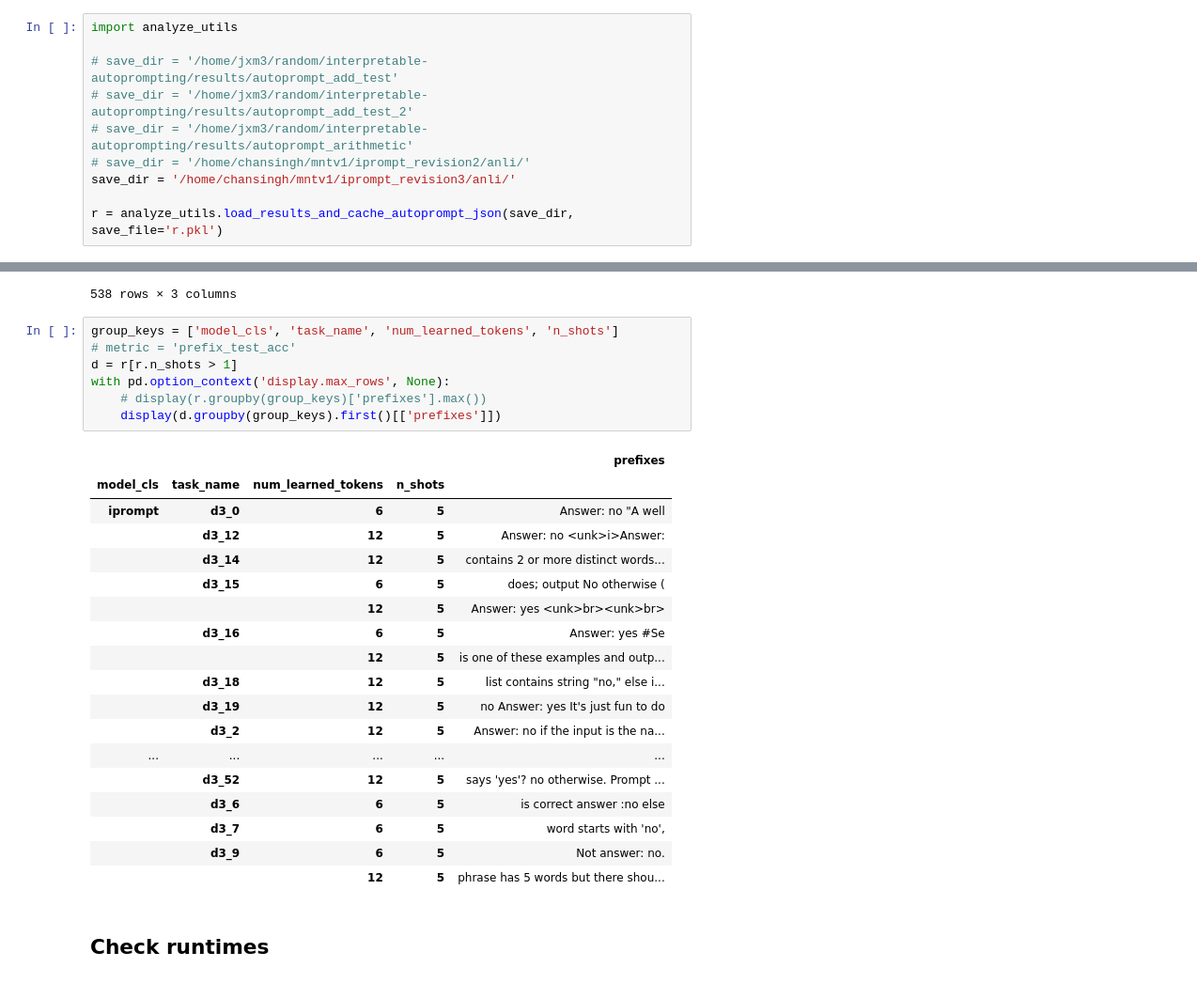
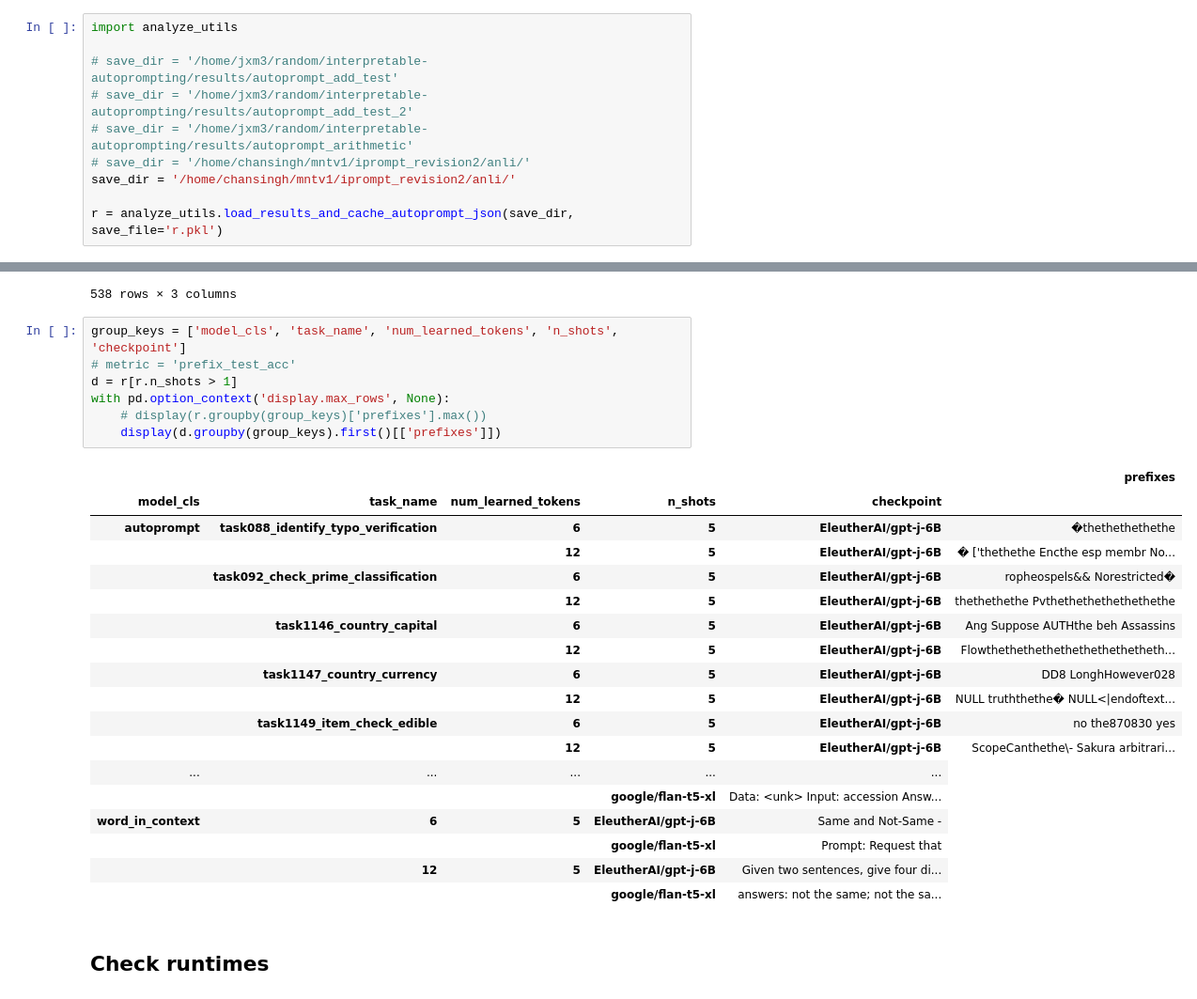
Before and after one commit to csinva/iprompt, a Jupyter notebook: notebooks/03_autoprompt.ipynb, the cells around one changed output, grey strips where cells are left out. Shown at 94% size. Cells and saved outputs as stored; diff of their text form.

Commit message:
view some more prompts

```diff
--- a/notebooks/03_autoprompt.ipynb
+++ b/notebooks/03_autoprompt.ipynb
@@ -9,6 +9,6 @@ import analyze_utils
 # save_dir = '/home/jxm3/random/interpretable-autoprompting/results/autoprompt_add_test_2'
 # save_dir = '/home/jxm3/random/interpretable-autoprompting/results/autoprompt_arithmetic'
 # save_dir = '/home/chansingh/mntv1/iprompt_revision2/anli/'
-save_dir = '/home/chansingh/mntv1/iprompt_revision3/anli/'
+save_dir = '/home/chansingh/mntv1/iprompt_revision2/anli/'
 
 r = analyze_utils.load_results_and_cache_autoprompt_json(save_dir, save_file='r.pkl')
@@ -194,31 +190,31 @@ r[(r['prefix_test_acc'] > 0.5) & (r['prefix_train_acc'] < 0.2)][['prefix_train_a
 | 72 | 0.101562 | 0.848 | govthethepathe Pap |
 538 rows × 3 columns
 # %%
-group_keys = ['model_cls', 'task_name', 'num_learned_tokens', 'n_shots']
+group_keys = ['model_cls', 'task_name', 'num_learned_tokens', 'n_shots', 'checkpoint']
 # metric = 'prefix_test_acc'
 d = r[r.n_shots > 1]
 with pd.option_context('display.max_rows', None):
     # display(r.groupby(group_keys)['prefixes'].max())
     display(d.groupby(group_keys).first()[['prefixes']])
 # %% [output]
-|  |  |  |  | prefixes |
-| model_cls | task_name | num_learned_tokens | n_shots |  |
-| iprompt | d3_0 | 6 | 5 | Answer: no "A well |
-|  | d3_12 | 12 | 5 | Answer: no <unk>i>Answer: |
-|  | d3_14 | 12 | 5 | contains 2 or more distinct words... |
-|  | d3_15 | 6 | 5 | does; output No otherwise ( |
-|  |  | 12 | 5 | Answer: yes <unk>br><unk>br> |
-|  | d3_16 | 6 | 5 | Answer: yes #Se |
-|  |  | 12 | 5 | is one of these examples and outp... |
-|  | d3_18 | 12 | 5 | list contains string "no," else i... |
-|  | d3_19 | 12 | 5 | no Answer: yes It's just fun to do |
-|  | d3_2 | 12 | 5 | Answer: no if the input is the na... |
+|  |  |  |  |  | prefixes |
+| model_cls | task_name | num_learned_tokens | n_shots | checkpoint |  |
+| autoprompt | task088_identify_typo_verification | 6 | 5 | EleutherAI/gpt-j-6B | �thethethethethe |
+|  |  | 12 | 5 | EleutherAI/gpt-j-6B | � ['thethethe Encthe esp membr No... |
+|  | task092_check_prime_classification | 6 | 5 | EleutherAI/gpt-j-6B | ropheospels&& Norestricted� |
+|  |  | 12 | 5 | EleutherAI/gpt-j-6B | thethethethe Pvthethethethethethethe |
+|  | task1146_country_capital | 6 | 5 | EleutherAI/gpt-j-6B | Ang Suppose AUTHthe beh Assassins |
+|  |  | 12 | 5 | EleutherAI/gpt-j-6B | Flowthethethethethethethethetheth... |
+|  | task1147_country_currency | 6 | 5 | EleutherAI/gpt-j-6B | DD8 LonghHowever028 |
+|  |  | 12 | 5 | EleutherAI/gpt-j-6B | NULL truththethe� NULL<|endoftext... |
+|  | task1149_item_check_edible | 6 | 5 | EleutherAI/gpt-j-6B | no the870830 yes |
+|  |  | 12 | 5 | EleutherAI/gpt-j-6B | ScopeCanthethe\- Sakura arbitrari... |
 | ... | ... | ... | ... | ... |
-|  | d3_52 | 12 | 5 | says 'yes'? no otherwise. Prompt ... |
-|  | d3_6 | 6 | 5 | is correct answer :no else |
-|  | d3_7 | 6 | 5 | word starts with 'no', |
-|  | d3_9 | 6 | 5 | Not answer: no. |
-|  |  | 12 | 5 | phrase has 5 words but there shou... |
+|  |  |  | google/flan-t5-xl | Data: <unk> Input: accession Answ... |
+| word_in_context | 6 | 5 | EleutherAI/gpt-j-6B | Same and Not-Same - |
+|  |  |  | google/flan-t5-xl | Prompt: Request that |
+|  | 12 | 5 | EleutherAI/gpt-j-6B | Given two sentences, give four di... |
+|  |  |  | google/flan-t5-xl | answers: not the same; not the sa... |
 # %% [markdown]
 ## Check runtimes
 # %%
```
Also changed, not shown: parts of 2 cells of this notebook.
